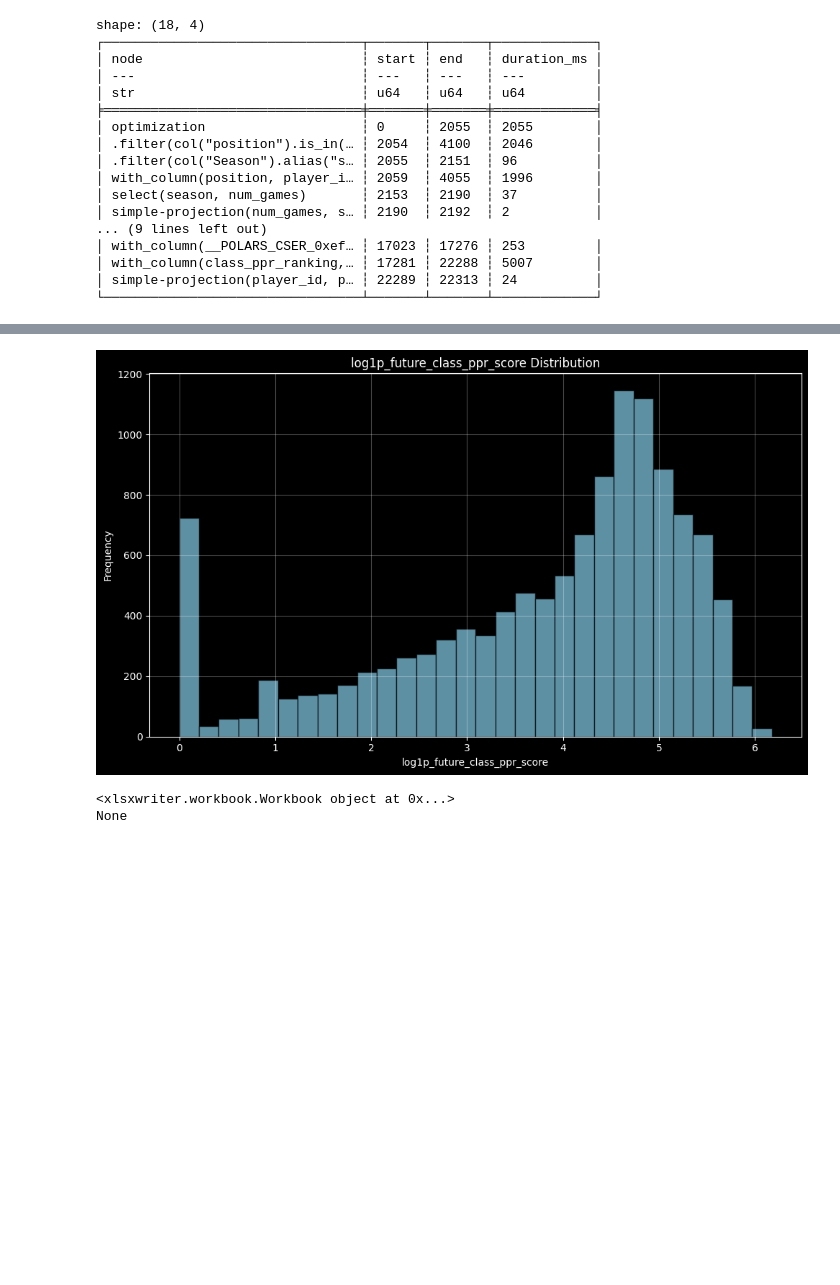
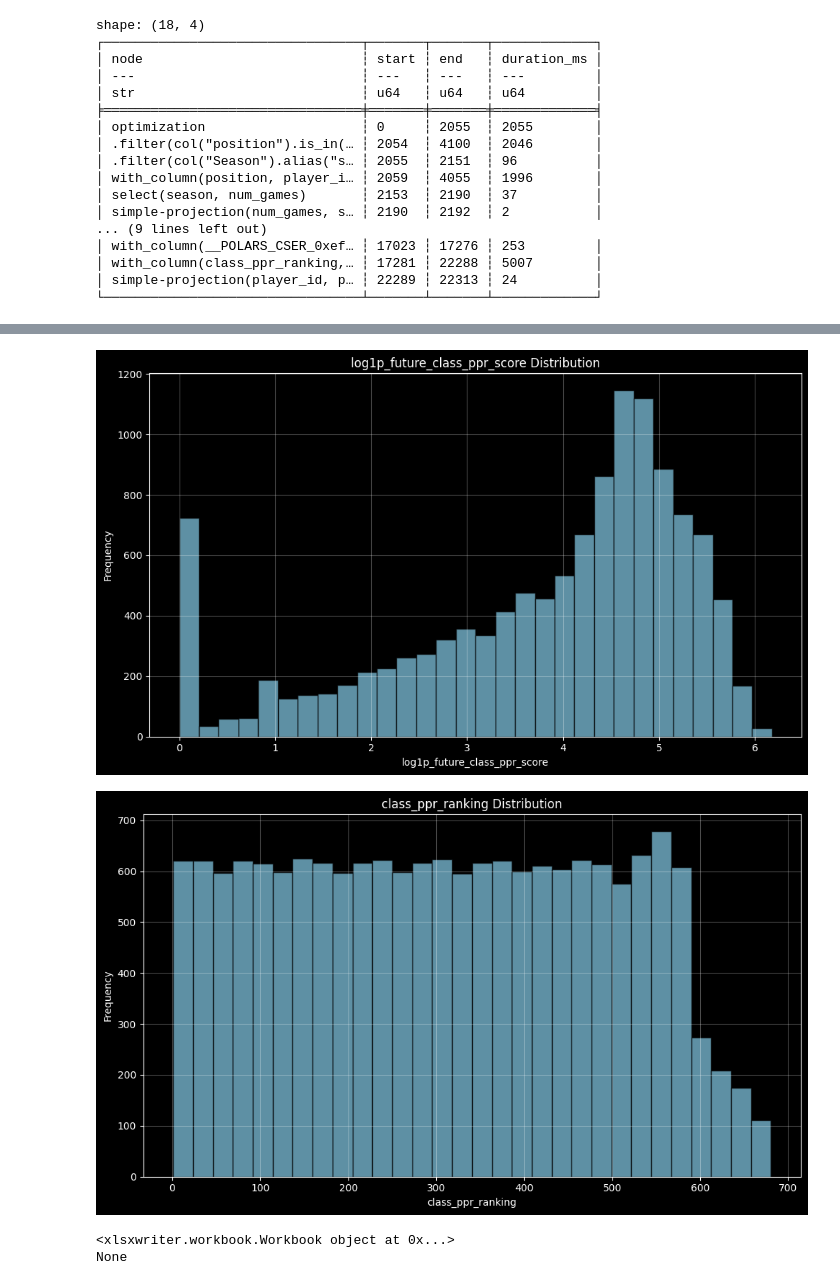
Before and after one commit to Player1ce/MGT556-NFLPredictions, a Jupyter notebook: CreateMainSheet.ipynb, the cells around one changed output, grey strips where cells are left out. Cells and saved outputs as stored; diff of their text form; code cells hidden in the pictures; blank space fills up the shorter version.

Commit message:
updated profiling timing to be correct and added a histogram to main sheet creation

```diff
--- a/CreateMainSheet.ipynb
+++ b/CreateMainSheet.ipynb
@@ -97,10 +111,13 @@ ComputeError: at least one key is required in a group_by operation
 # %%
 # display a histogram of future_class_ppr_score and log1p_future_class_ppr_score columns
 plotting_utils.plot_histogram(combined_data_with_future_scores, 'future_class_ppr_score')
 plotting_utils.plot_histogram(combined_data_with_future_scores, 'log1p_future_class_ppr_score')
+
+plotting_utils.plot_histogram(combined_data_with_future_scores, 'class_ppr_ranking')
 # %% [output]
 [figure]
 [figure]
+[figure, added]
 # %%
 # prepare output
 name = f"combined_data_with_future_scores_{beginning_season}_{end_season}"
```
Also changed, not shown: parts of 2 cells of this notebook, 1 other file.
